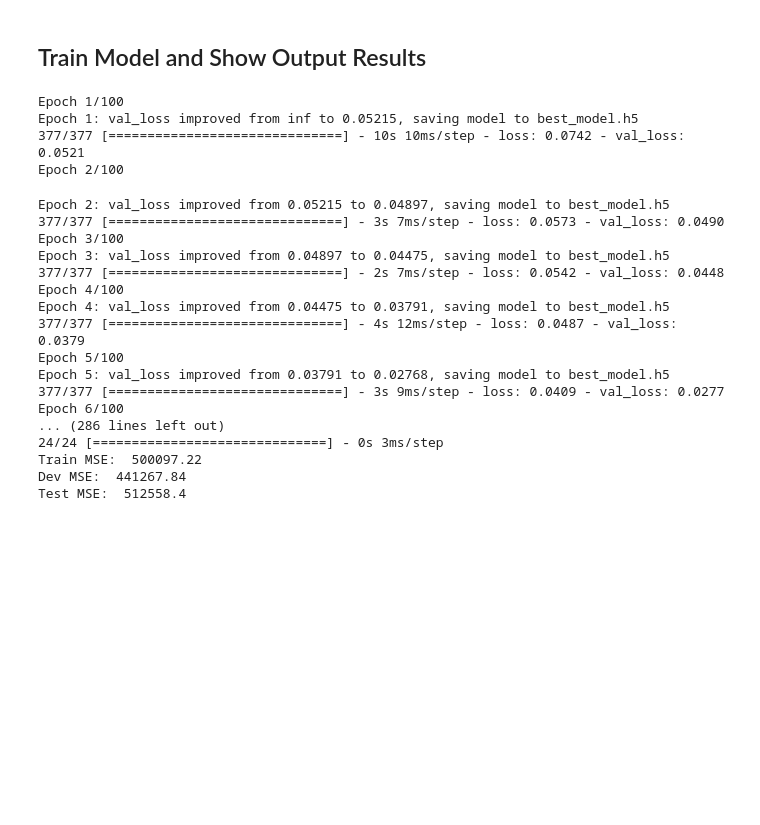
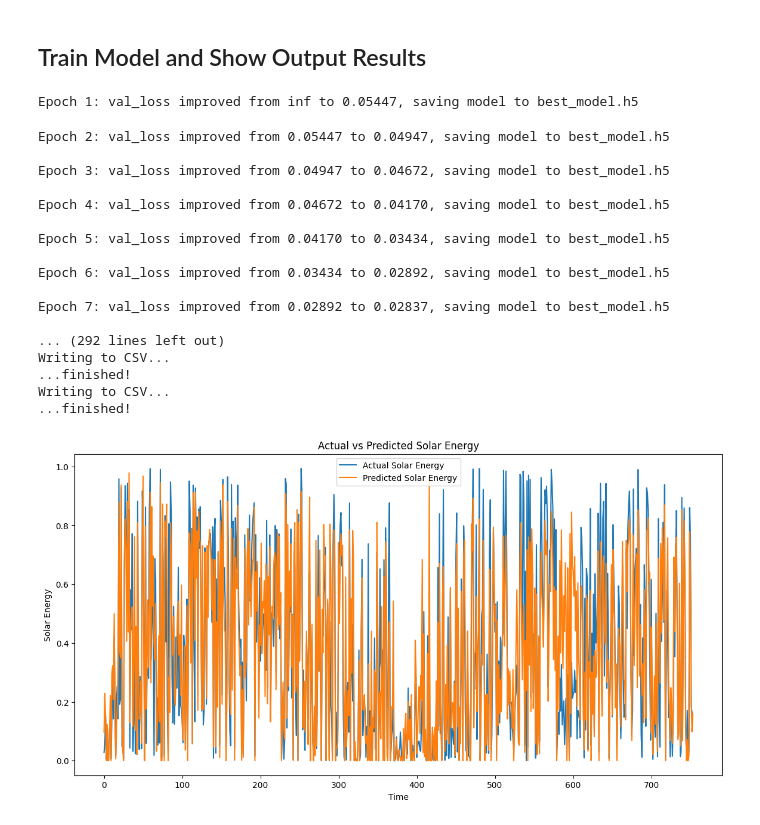
Before and after one commit to yaamin6236/Elile-Onboard-P2, a Jupyter notebook: Elile_Onboard_P2.ipynb, the cells around one changed output. Saved outputs shown, nothing was run; the diff lists cells and outputs as text; code cells hidden in the pictures; blank space fills up the shorter version.

```diff
--- a/Elile_Onboard_P2.ipynb
+++ b/Elile_Onboard_P2.ipynb
@@ -122,16 +122,16 @@ def main():
     ]
 
     # Train model
-    model_fit_epochs = 100
-    model.fit(X_train, Y_train, batch_size=16, epochs=model_fit_epochs, validation_data=(X_dev, Y_dev), callbacks=callbacks)
+    model_fit_epochs = 150
+    model.fit(X_train, Y_train, batch_size=16, epochs=model_fit_epochs, validation_data=(X_dev, Y_dev), callbacks=callbacks, verbose=0)
 
     # Load the best model
     model.load_weights('best_model.h5')
 
     # Predict and evaluate
-    trainset_predicted = model.predict(X_train)
-    devset_predicted = model.predict(X_dev)
-    testset_predicted = model.predict(X_test)
+    trainset_predicted = model.predict(X_train, verbose=0)
+    devset_predicted = model.predict(X_dev, verbose=0)
+    testset_predicted = model.predict(X_test, verbose=0)
 
     print("Train MSE: ", mse(trainset_predicted, Y_train) * scale_factor * scale_factor)
     print("Dev MSE: ", mse(devset_predicted, Y_dev) * scale_factor * scale_factor)
@@ -149,52 +149,50 @@ def main():
         for epoch in epochs:
             for batch in batches:
                 for optimizer in optimizers:
                     model = build_model(init_type, optimizer)
                     model.fit(X_train, Y_train, batch_size=batch, epochs=epoch, validation_data=(X_dev, Y_dev), verbose=0)
-                    predicted = model.predict(X_dev)
+                    predicted = model.predict(X_dev, verbose=0)
                     error = mse(predicted, Y_dev)
                     if error < minimum_error:
                         minimum_error = error
                         optimal_params = [init_type, epoch, batch, optimizer]
 
     print("Optimal params: ", optimal_params)
     print("Minimized error: ", minimum_error)
 
     write_to_csv(trainset_predicted, 'nn_trainset_prediction.csv')
     write_to_csv(devset_predicted, 'nn_devset_prediction.csv')
     write_to_csv(testset_predicted, 'nn_testset_prediction.csv')
 
     # Visualization
     plt.figure(figsize=(14, 7))
     plt.plot(Y_test, label='Actual Solar Energy')
     plt.plot(testset_predicted, label='Predicted Solar Energy')
     plt.title('Actual vs Predicted Solar Energy')
     plt.xlabel('Time')
     plt.ylabel('Solar Energy')
     plt.legend()
     plt.show()
 
 if __name__ == '__main__':
     main()
 # %% [output]
-Epoch 1/100
-Epoch 1: val_loss improved from inf to 0.05215, saving model to best_model.h5
-377/377 [==============================] - 10s 10ms/step - loss: 0.0742 - val_loss: 0.0521
-Epoch 2/100
+Epoch 1: val_loss improved from inf to 0.05447, saving model to best_model.h5
-Epoch 2: val_loss improved from 0.05215 to 0.04897, saving model to best_model.h5
-377/377 [==============================] - 3s 7ms/step - loss: 0.0573 - val_loss: 0.0490
-Epoch 3/100
-Epoch 3: val_loss improved from 0.04897 to 0.04475, saving model to best_model.h5
-377/377 [==============================] - 2s 7ms/step - loss: 0.0542 - val_loss: 0.0448
-Epoch 4/100
-Epoch 4: val_loss improved from 0.04475 to 0.03791, saving model to best_model.h5
-377/377 [==============================] - 4s 12ms/step - loss: 0.0487 - val_loss: 0.0379
-Epoch 5/100
-Epoch 5: val_loss improved from 0.03791 to 0.02768, saving model to best_model.h5
-377/377 [==============================] - 3s 9ms/step - loss: 0.0409 - val_loss: 0.0277
-Epoch 6/100
-... (286 lines left out)
-24/24 [==============================] - 0s 3ms/step
-Train MSE:  500097.22
-Dev MSE:  441267.84
-Test MSE:  512558.4
+Epoch 2: val_loss improved from 0.05447 to 0.04947, saving model to best_model.h5
+
+Epoch 3: val_loss improved from 0.04947 to 0.04672, saving model to best_model.h5
+
+Epoch 4: val_loss improved from 0.04672 to 0.04170, saving model to best_model.h5
+
+Epoch 5: val_loss improved from 0.04170 to 0.03434, saving model to best_model.h5
+
+Epoch 6: val_loss improved from 0.03434 to 0.02892, saving model to best_model.h5
+
+Epoch 7: val_loss improved from 0.02892 to 0.02837, saving model to best_model.h5
+
+... (292 lines left out)
+Writing to CSV...
+...finished!
+Writing to CSV...
+...finished!
+[figure, added]
```
